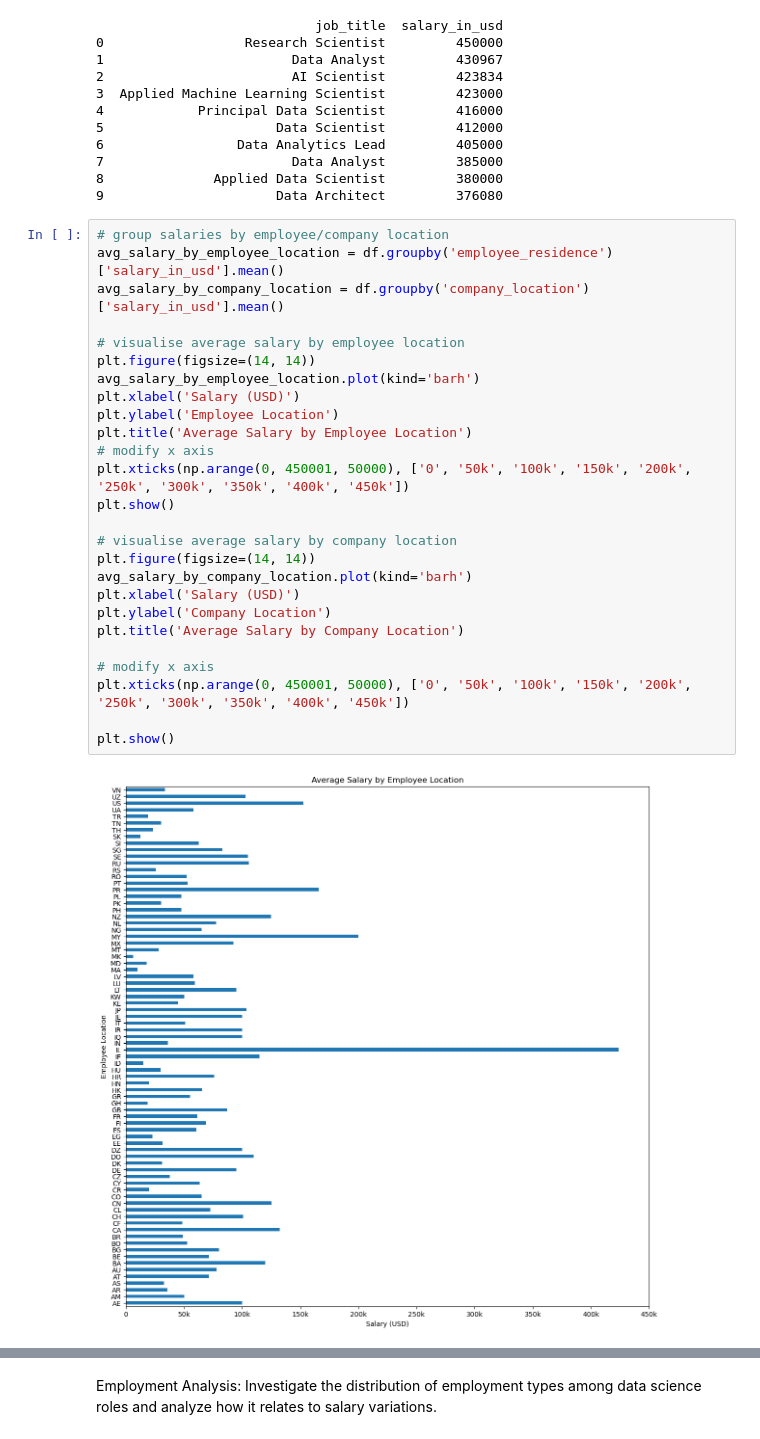
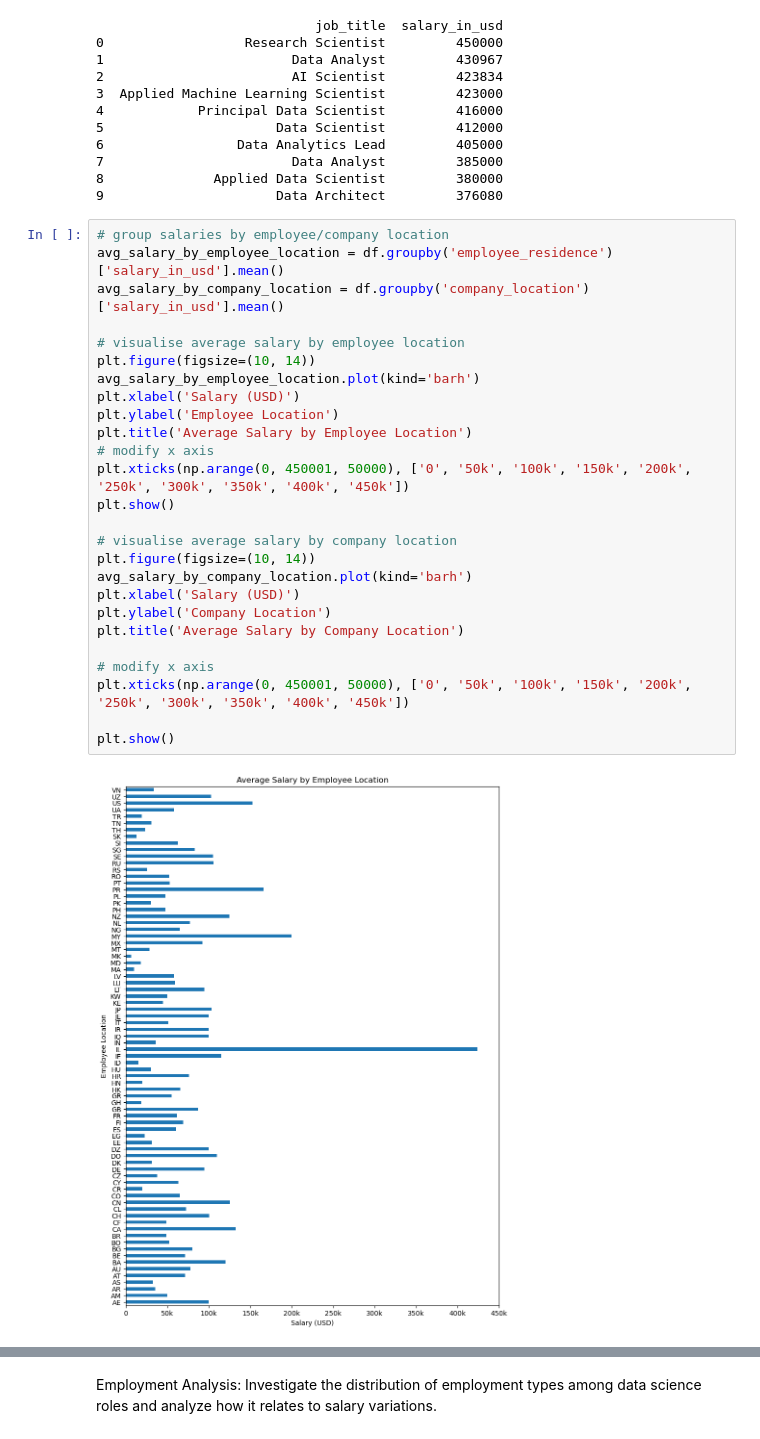
Before and after one commit to georgemcculloch/Data-Science-Salary-Analysis, a Jupyter notebook: data salaries.ipynb, the cells around one changed output, grey strips where cells are left out. Drawn from its saved outputs; the diff is of its cells as text.

Commit message:
figsize edit

```diff
--- a/data salaries.ipynb
+++ b/data salaries.ipynb
@@ -171,28 +171,28 @@ print(top_roles[['job_title', 'salary_in_usd']])
 # %%
 # group salaries by employee/company location
 avg_salary_by_employee_location = df.groupby('employee_residence')['salary_in_usd'].mean()
 avg_salary_by_company_location = df.groupby('company_location')['salary_in_usd'].mean()
 
 # visualise average salary by employee location
-plt.figure(figsize=(14, 14))
+plt.figure(figsize=(10, 14))
 avg_salary_by_employee_location.plot(kind='barh')
 plt.xlabel('Salary (USD)')
 plt.ylabel('Employee Location')
 plt.title('Average Salary by Employee Location')
 # modify x axis
 plt.xticks(np.arange(0, 450001, 50000), ['0', '50k', '100k', '150k', '200k', '250k', '300k', '350k', '400k', '450k'])
 plt.show()
 
 # visualise average salary by company location
-plt.figure(figsize=(14, 14))
+plt.figure(figsize=(10, 14))
 avg_salary_by_company_location.plot(kind='barh')
 plt.xlabel('Salary (USD)')
 plt.ylabel('Company Location')
 plt.title('Average Salary by Company Location')
 
 # modify x axis
 plt.xticks(np.arange(0, 450001, 50000), ['0', '50k', '100k', '150k', '200k', '250k', '300k', '350k', '400k', '450k'])
 
 plt.show()
 # %% [output]
-[figure, old version]
+[figure, new version]
```
Also changed, not shown: parts of 1 cell of this notebook.
